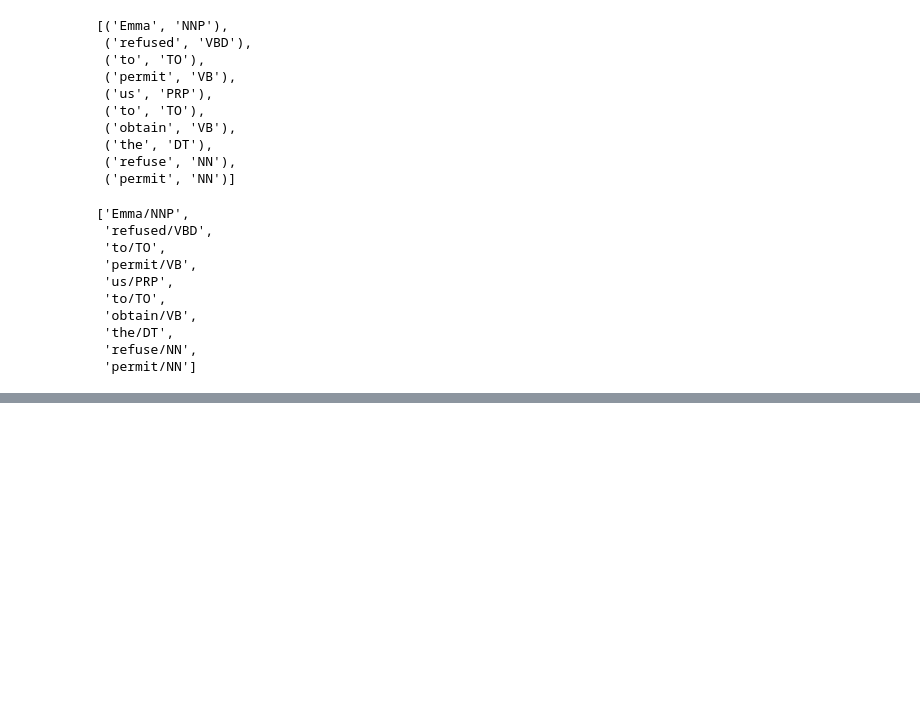
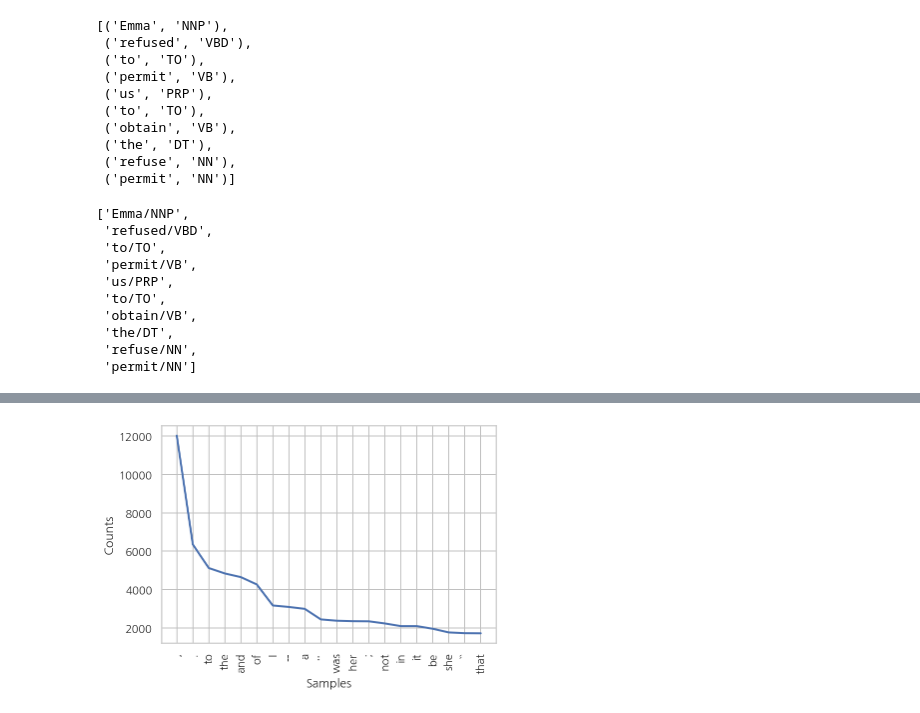
Before and after one commit to whguswls58/TIL, a Jupyter notebook: math/200518_math_17.ipynb, the cells around one changed output, grey strips where cells are left out. Saved outputs shown, nothing was run; the diff lists cells and outputs as text; code cells hidden in the pictures; blank space fills up the shorter version.

Commit message:
feat:practiced Text Class

```diff
--- a/math/200518_math_17.ipynb
+++ b/math/200518_math_17.ipynb
@@ -1,3 +3,9 @@
+# %%
+from matplotlib import rc
+
+plt.style.use('seaborn')
+rc('font', family='NanumGothic')
+plt.rcParams['axes.unicode_minus'] = False
 # %% [markdown]
 ##### 말뭉치
 # %%
@@ -201,0 +219,12 @@ tokenizer(sentence)
+# %%
+from nltk import Text
+# 클래스 객체 생성
+# 원문을 토큰화 해서 넣어줘야함
+text = Text(word_tokenize(emma_raw))
+# %%
+# 가장 많이 쓰인 단어 20개 출력
+plt.figure(facecolor="1.")
+text.plot(20)
+plt.show()
+# %% [output]
+[figure, added]
```
Also changed, not shown: parts of 5 cells of this notebook.
